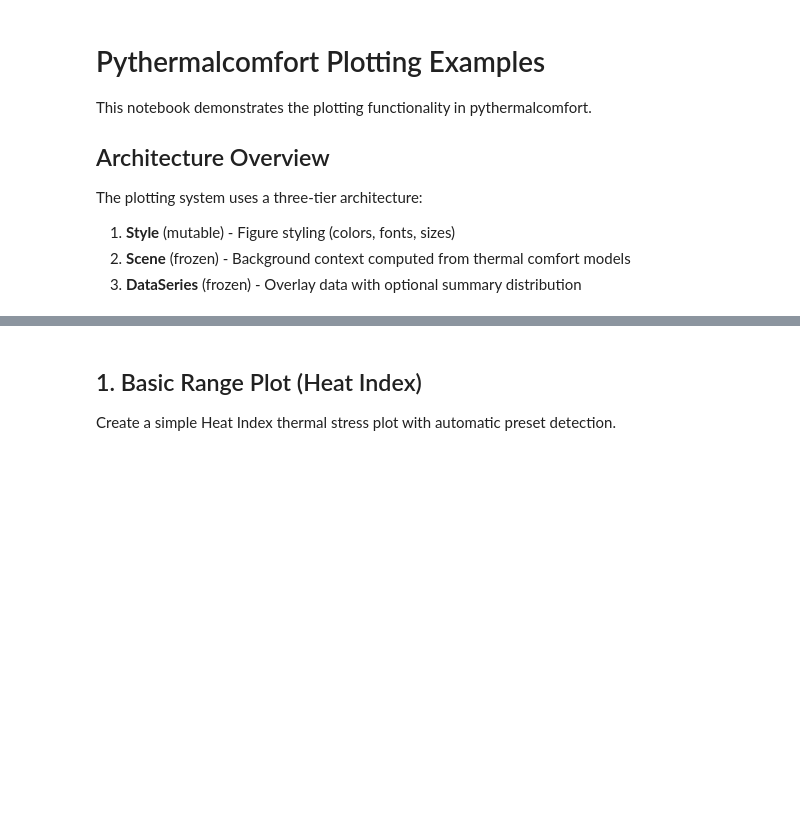
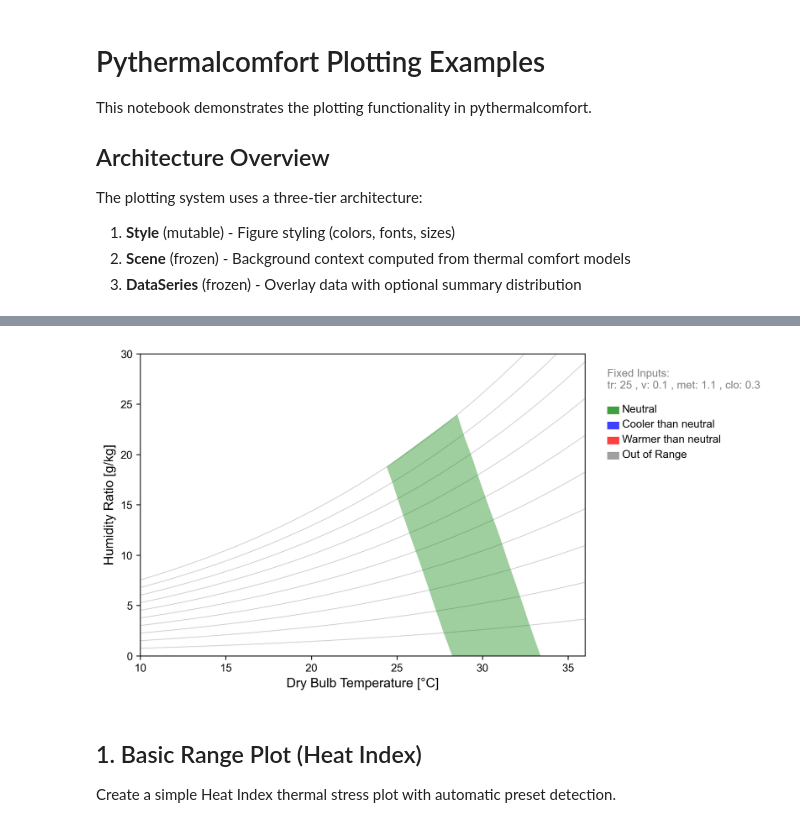
Before and after one commit to CenterForTheBuiltEnvironment/pythermalcomfort, a Jupyter notebook: test_notebook.ipynb, the cells around one changed output, grey strips where cells are left out. Drawn from its saved outputs; the diff is of its cells as text; code cells hidden in the pictures; blank space fills up the shorter version.

```diff
--- a/test_notebook.ipynb
+++ b/test_notebook.ipynb
@@ -17,3 +22,8 @@ from pythermalcomfort.plots import Plot, Style
+# %%
+plot = Plot.psychrometric(fixed_params={"tr": 25, "v": 0.1, "met": 1.1, "clo": 0.3})
+fig, ax = plot.render()
+# %% [output]
+[figure, added]
 # %% [markdown]
 ## 1. Basic Range Plot (Heat Index)
 
```
Also changed, not shown: parts of 13 cells of this notebook, 6 other files.
